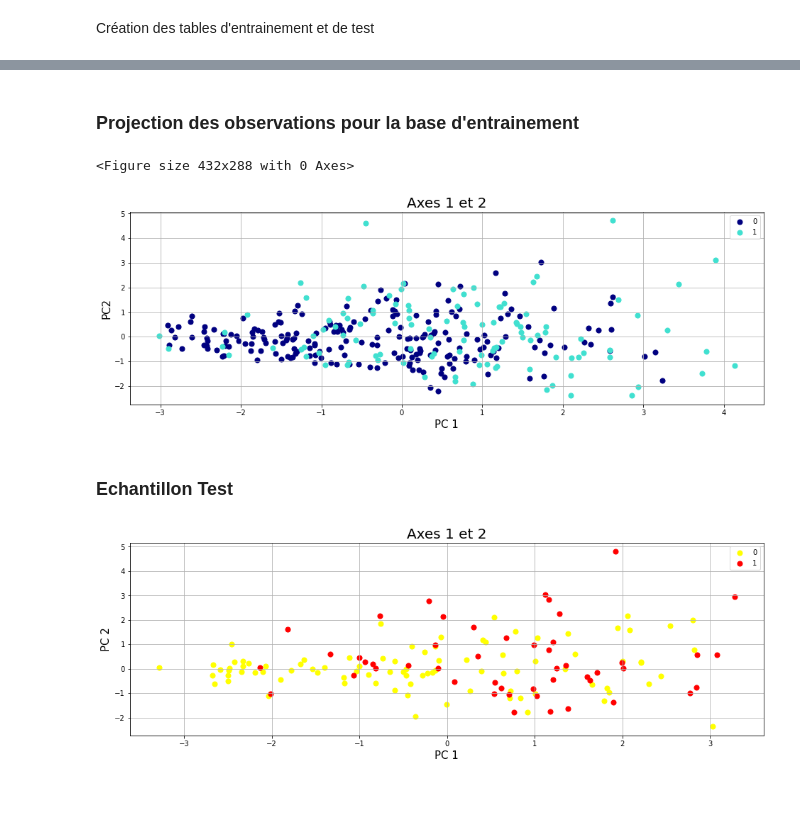
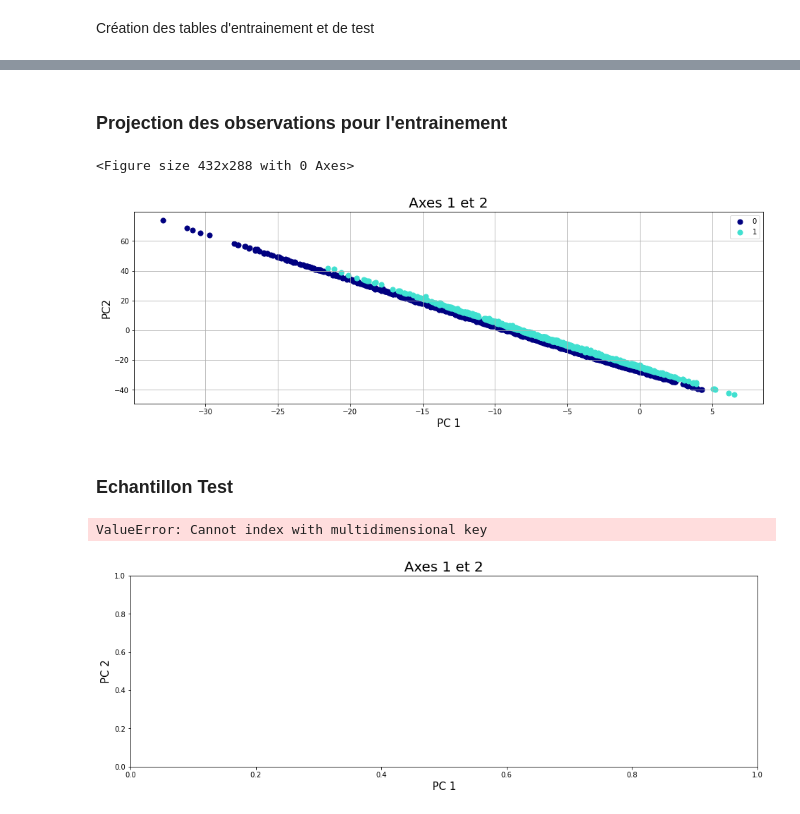
Before and after one commit to Didier-Bouchaoui/PHYTON2020, a Jupyter notebook: mini_projet/MiniProjet.ipynb, the cells around one changed output, grey strips where cells are left out. Saved outputs shown, nothing was run; the diff lists cells and outputs as text; code cells hidden in the pictures.

```diff
--- a/mini_projet/MiniProjet.ipynb
+++ b/mini_projet/MiniProjet.ipynb
@@ -118 +141,3 @@ Il n'y a pas de valeurs manquantes dans le dataset.
+# %%
+data.dropna(inplace=True)
 # %%
@@ -312,4 +232,4 @@
 # %%
-data_PCA=pd.concat([data_std,data.famhist,data.chd],axis=1)
+data_PCA=pds.concat([data,data.Global_Sales,data.Genre],axis=1)
 data_PCA.head()
 # %% [output]
@@ -323,8 +242,8 @@ data_PCA.head()
 # %% [markdown]
 Création des tables d'entrainement et de test
 # %%
-X=data_std.iloc[:,:-1]
-y = data_PCA['chd']
+X=data.iloc[:,:-1]
+y = data_PCA['Genre']
 
 X_train,X_test,y_train,y_test=train_test_split(X,y,test_size=0.3,random_state=42)
 print(X_train.shape,X_test.shape)
@@ -335,7 +254,7 @@ pca=PCA(n_components=5)
 
 principalComponents = pca.fit_transform(X_train)
 
-factors_Df = pd.DataFrame(data = principalComponents, columns =['PC1','PC2','PC3','PC4','PC5'])
+factors_Df = pds.DataFrame(data = principalComponents, columns =['PC1','PC2','PC3','PC4','PC5'])
 
 factors_Df.index=X_train.index
 # %%
@@ -372,32 +290,32 @@ plt.show()
 # %% [markdown]
-### Projection des observations pour la base d'entrainement
+### Projection des observations pour l'entrainement
 # %%
-names=pd.DataFrame(data=data.chd,columns=['chd'])
+names=pds.DataFrame(data=data.Genre,columns=['Genre'])
 
-final_factors_Df = pd.concat([factors_Df, data['chd']], axis = 1)
-id_factors=pd.concat([names,final_factors_Df],axis=1)
+final_factors_Df = pds.concat([factors_Df, data['Genre']], axis = 1)
+id_factors=pds.concat([names,final_factors_Df],axis=1)
 id_factors=id_factors.sort_values(by=['PC1'])
 final_factors_Df=final_factors_Df.sort_values(by=['PC1'])
 
 
 plt.figure()
 fig = plt.figure(figsize = (16,5))
 ax = fig.add_subplot(1,1,1)
 colors = ['navy', 'turquoise']
 ax.set_xlabel('PC 1', fontsize = 15)
 ax.set_ylabel('PC2', fontsize = 15)
 ax.set_title('Axes 1 et 2', fontsize = 20)
 targets = [0,1]
 
 for target, color in zip(targets,colors):
-    indicesToKeep = final_factors_Df['chd'] == target
+    indicesToKeep = final_factors_Df['Genre'] == target
     ax.scatter(final_factors_Df.loc[indicesToKeep, 'PC1'], final_factors_Df.loc[indicesToKeep, 'PC2'], c = color, s = 50)
 ax.legend(targets)
 ax.grid()
 plt.show()
 # %% [output]
 <Figure size 432x288 with 0 Axes>
-[figure, old version]
+[figure, new version]
 # %% [markdown]
 ### Echantillon Test
 # %%
@@ -409,17 +327,18 @@ ax = fig.add_subplot(1,1,1)
 ax.set_xlabel('PC 1', fontsize = 15)
 ax.set_ylabel('PC 2', fontsize = 15)
 ax.set_title('Axes 1 et 2', fontsize = 20)
-df2=pd.DataFrame(data=coordSupp,index=X_supp.index,columns=final_factors_Df.columns[0:5])
-df0=data_PCA.loc[X_supp.index]['chd']
-gdf=pd.concat([df2,df0],axis=1)
+df2=pds.DataFrame(data=coordSupp,index=X_supp.index,columns=final_factors_Df.columns[0:5])
+df0=data_PCA.loc[X_supp.index]['Global_Sales']
+gdf=pds.concat([df2,df0],axis=1)
 targets = [0,1]
 colors = ['yellow','red']
 for target, color in zip(targets,colors):
-    indicesToKeep = gdf['chd'] == target
+    indicesToKeep = gdf['Global_Sales'] == target
     ax.scatter(gdf.loc[indicesToKeep, 'PC1'], gdf.loc[indicesToKeep, 'PC2'],c= color, s = 50,marker='o')
     ax.legend(targets)
 
 ax.grid()
 plt.show()
 # %% [output]
+ValueError: Cannot index with multidimensional key
-[figure, old version]
+[figure, new version]
```
Also changed, not shown: parts of 33 cells of this notebook.
